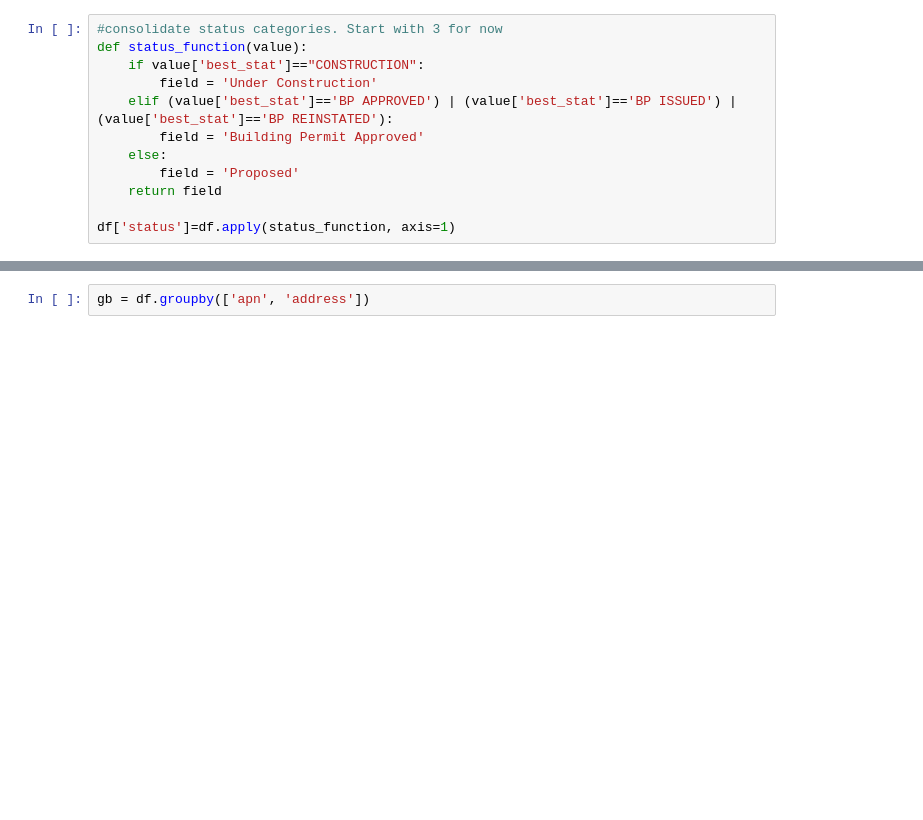
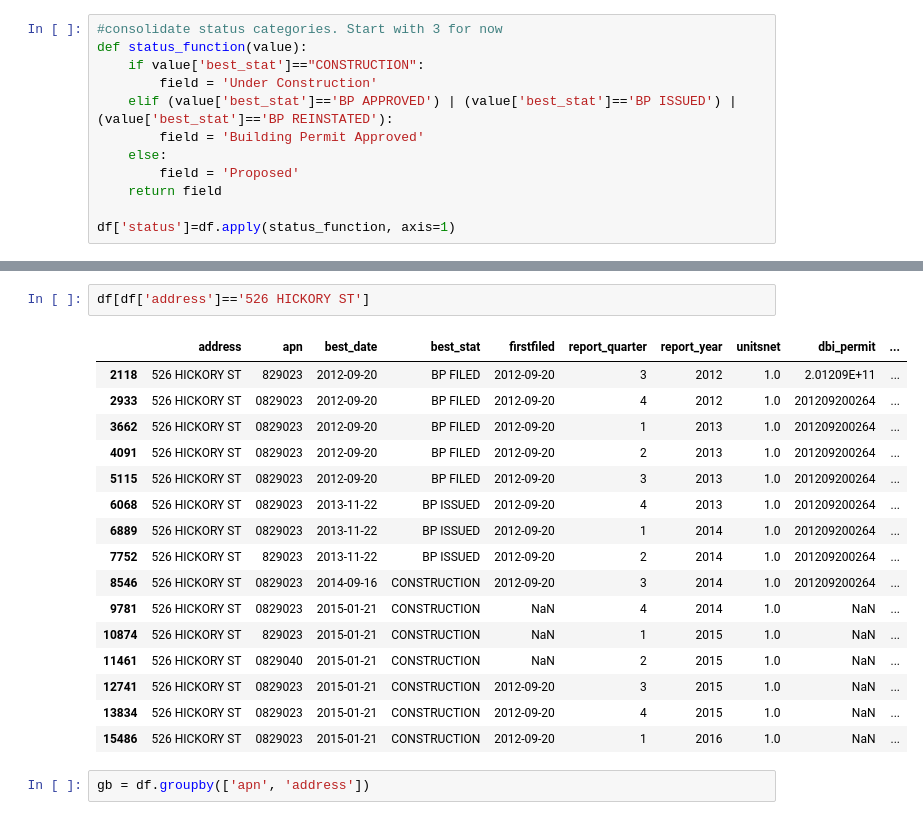
Before and after one commit to sfbrigade/datasci-housing-pipeline, a Jupyter notebook: data/data_model.ipynb, the cells around one changed output, grey strips where cells are left out. Cells and saved outputs as stored; diff of their text form; blank space fills up the shorter version.

```diff
--- a/data/data_model.ipynb
+++ b/data/data_model.ipynb
@@ -39,3 +45,22 @@ df.head()
+# %%
+df[df['address']=='526 HICKORY ST']
+# %% [output]
+|  | address | apn | best_date | best_stat | firstfiled | report_quarter | report_year | unitsnet | dbi_permit | ... |
+| 2118 | 526 HICKORY ST | 829023 | 2012-09-20 | BP FILED | 2012-09-20 | 3 | 2012 | 1.0 | 2.01209E+11 | ... |
+| 2933 | 526 HICKORY ST | 0829023 | 2012-09-20 | BP FILED | 2012-09-20 | 4 | 2012 | 1.0 | 201209200264 | ... |
+| 3662 | 526 HICKORY ST | 0829023 | 2012-09-20 | BP FILED | 2012-09-20 | 1 | 2013 | 1.0 | 201209200264 | ... |
+| 4091 | 526 HICKORY ST | 0829023 | 2012-09-20 | BP FILED | 2012-09-20 | 2 | 2013 | 1.0 | 201209200264 | ... |
+| 5115 | 526 HICKORY ST | 0829023 | 2012-09-20 | BP FILED | 2012-09-20 | 3 | 2013 | 1.0 | 201209200264 | ... |
+| 6068 | 526 HICKORY ST | 0829023 | 2013-11-22 | BP ISSUED | 2012-09-20 | 4 | 2013 | 1.0 | 201209200264 | ... |
+| 6889 | 526 HICKORY ST | 0829023 | 2013-11-22 | BP ISSUED | 2012-09-20 | 1 | 2014 | 1.0 | 201209200264 | ... |
+| 7752 | 526 HICKORY ST | 829023 | 2013-11-22 | BP ISSUED | 2012-09-20 | 2 | 2014 | 1.0 | 201209200264 | ... |
+| 8546 | 526 HICKORY ST | 0829023 | 2014-09-16 | CONSTRUCTION | 2012-09-20 | 3 | 2014 | 1.0 | 201209200264 | ... |
+| 9781 | 526 HICKORY ST | 0829023 | 2015-01-21 | CONSTRUCTION | NaN | 4 | 2014 | 1.0 | NaN | ... |
+| 10874 | 526 HICKORY ST | 829023 | 2015-01-21 | CONSTRUCTION | NaN | 1 | 2015 | 1.0 | NaN | ... |
+| 11461 | 526 HICKORY ST | 0829040 | 2015-01-21 | CONSTRUCTION | NaN | 2 | 2015 | 1.0 | NaN | ... |
+| 12741 | 526 HICKORY ST | 0829023 | 2015-01-21 | CONSTRUCTION | 2012-09-20 | 3 | 2015 | 1.0 | NaN | ... |
+| 13834 | 526 HICKORY ST | 0829023 | 2015-01-21 | CONSTRUCTION | 2012-09-20 | 4 | 2015 | 1.0 | NaN | ... |
+| 15486 | 526 HICKORY ST | 0829023 | 2015-01-21 | CONSTRUCTION | 2012-09-20 | 1 | 2016 | 1.0 | NaN | ... |
 # %%
 gb = df.groupby(['apn', 'address'])
 # %%
```
Also changed, not shown: parts of 22 cells of this notebook, 2 other files.
